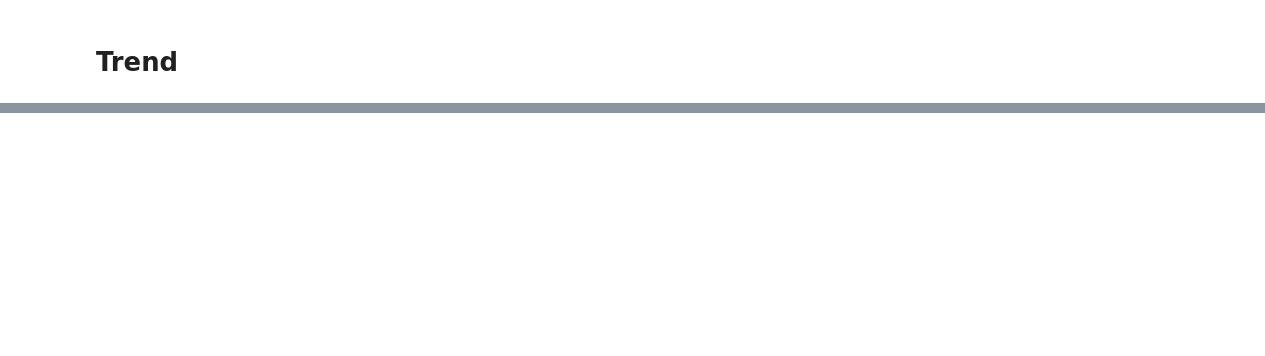
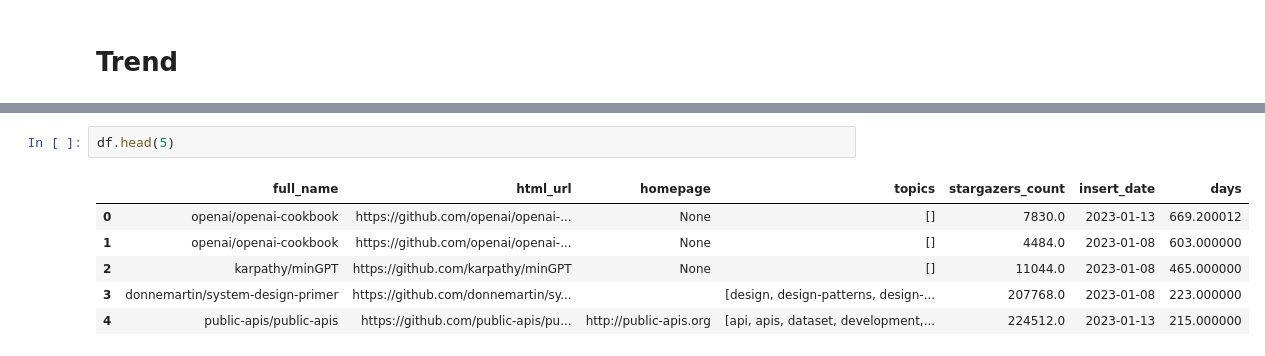
Before and after one commit to acalio/trending-github, a Jupyter notebook: noteboks/Untitled.ipynb, the cells around one changed output, grey strips where cells are left out. Drawn from its saved outputs; the diff is of its cells as text; blank space fills up the shorter version.

Commit message:
trending topics

```diff
--- a/noteboks/Untitled.ipynb
+++ b/noteboks/Untitled.ipynb
@@ -314,0 +219,9 @@ df.to_parquet('/tmp/tmp.parquet')
+# %%
+df.head(5)
+# %% [output]
+|  | full_name | html_url | homepage | topics | stargazers_count | insert_date | days |
+| 0 | openai/openai-cookbook | https://github.com/openai/openai-... | None | [] | 7830.0 | 2023-01-13 | 669.200012 |
+| 1 | openai/openai-cookbook | https://github.com/openai/openai-... | None | [] | 4484.0 | 2023-01-08 | 603.000000 |
+| 2 | karpathy/minGPT | https://github.com/karpathy/minGPT | None | [] | 11044.0 | 2023-01-08 | 465.000000 |
+| 3 | donnemartin/system-design-primer | https://github.com/donnemartin/sy... |  | [design, design-patterns, design-... | 207768.0 | 2023-01-08 | 223.000000 |
+| 4 | public-apis/public-apis | https://github.com/public-apis/pu... | http://public-apis.org | [api, apis, dataset, development,... | 224512.0 | 2023-01-13 | 215.000000 |
```
Also changed, not shown: parts of 30 cells of this notebook, 6 other files.
